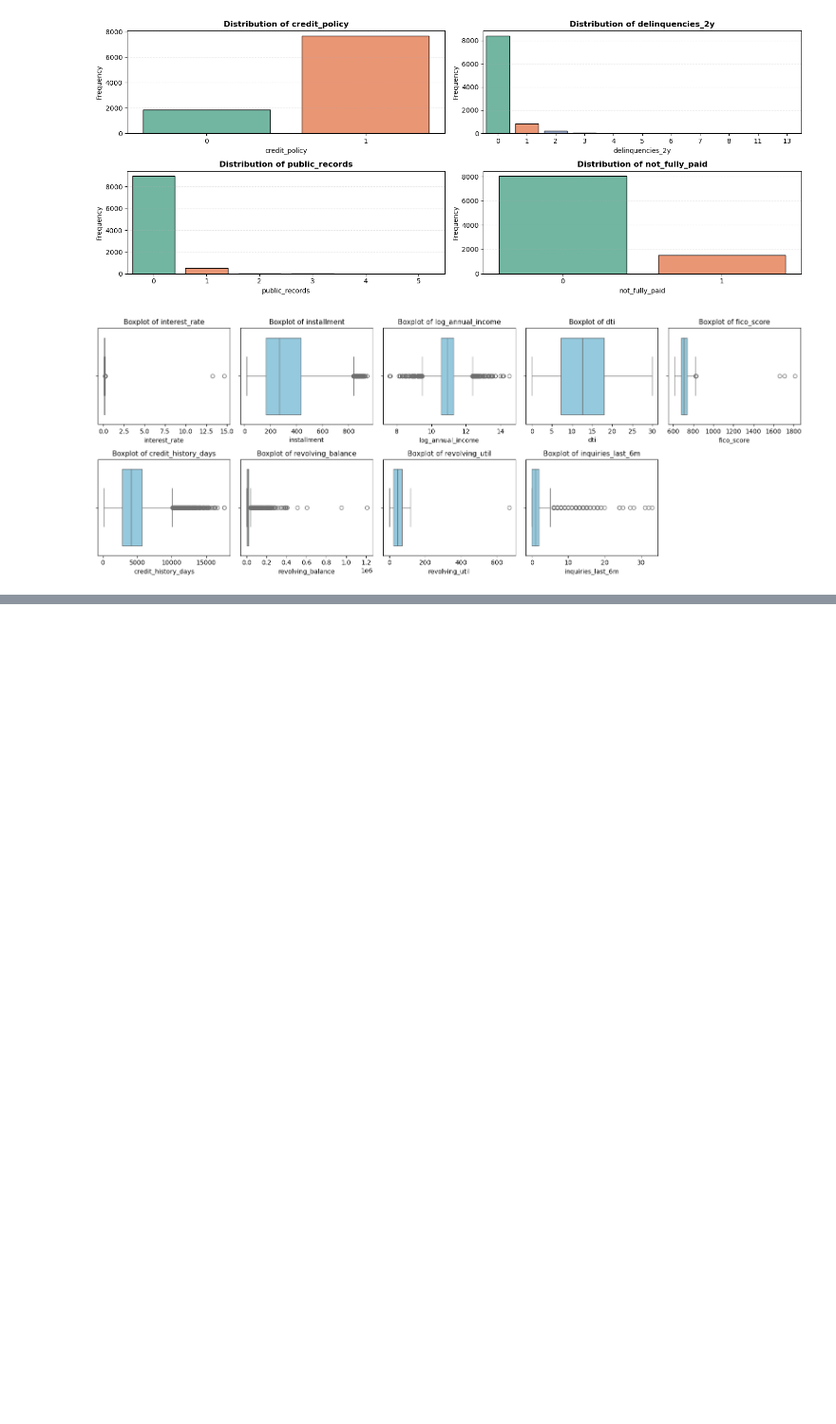
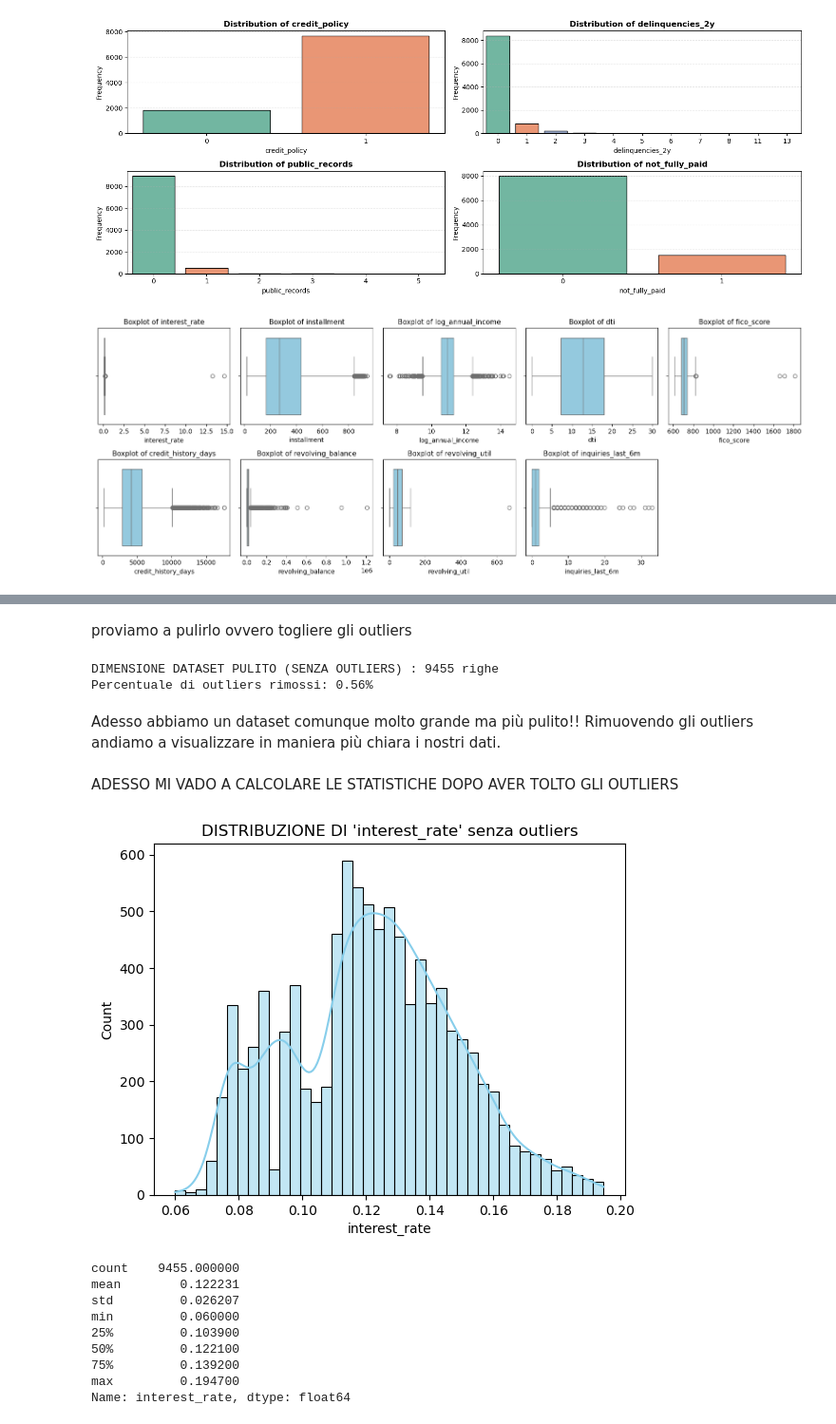
Before and after one commit to gabrielniculaesei/lendingclub-dataset, a Jupyter notebook: Project.ipynb, the cells around one changed output, grey strips where cells are left out. Shown at 95% size. Drawn from its saved outputs; the diff is of its cells as text; code cells hidden in the pictures; blank space fills up the shorter version.

```diff
--- a/Project.ipynb
+++ b/Project.ipynb
@@ -360,0 +510,38 @@ plt.show()
+# %% [markdown]
+proviamo a pulirlo ovvero togliere gli outliers
+# %%
+total_count = len(data)
+outliers_count = len(outliers)
+
+data_clean = data[(data['interest_rate'] >= lower_bound) & (data['interest_rate'] <= upper_bound)]
+print(f'DIMENSIONE DATASET PULITO (SENZA OUTLIERS) : {data_clean.shape[0]} righe')
+
+# Calcola la percentuale di outliers rimossi
+cleaned_count = len(data_clean)
+removed_percentage = (outliers_count / total_count) * 100
+# Stampa il risultato
+print(f"Percentuale di outliers rimossi: {removed_percentage:.2f}%")
+# %% [output]
+DIMENSIONE DATASET PULITO (SENZA OUTLIERS) : 9455 righe
+Percentuale di outliers rimossi: 0.56%
+# %% [markdown]
+Adesso abbiamo un dataset comunque molto grande ma più pulito!!                                                                                              Rimuovendo gli outliers andiamo a visualizzare in maniera più chiara  i nostri dati.
+# %% [markdown]
+ADESSO MI VADO A CALCOLARE LE STATISTICHE DOPO AVER TOLTO GLI OUTLIERS
+# %%
+sns.histplot(data=data_clean, x='interest_rate', kde=True, color='skyblue')
+plt.title("DISTRIBUZIONE DI 'interest_rate' senza outliers")
+plt.show()
+
+print(data_clean['interest_rate'].describe())
+# %% [output]
+[figure, added]
+count    9455.000000
+mean        0.122231
+std         0.026207
+min         0.060000
+25%         0.103900
+50%         0.122100
+75%         0.139200
+max         0.194700
+Name: interest_rate, dtype: float64
```
Also changed, not shown: parts of 43 cells of this notebook.
